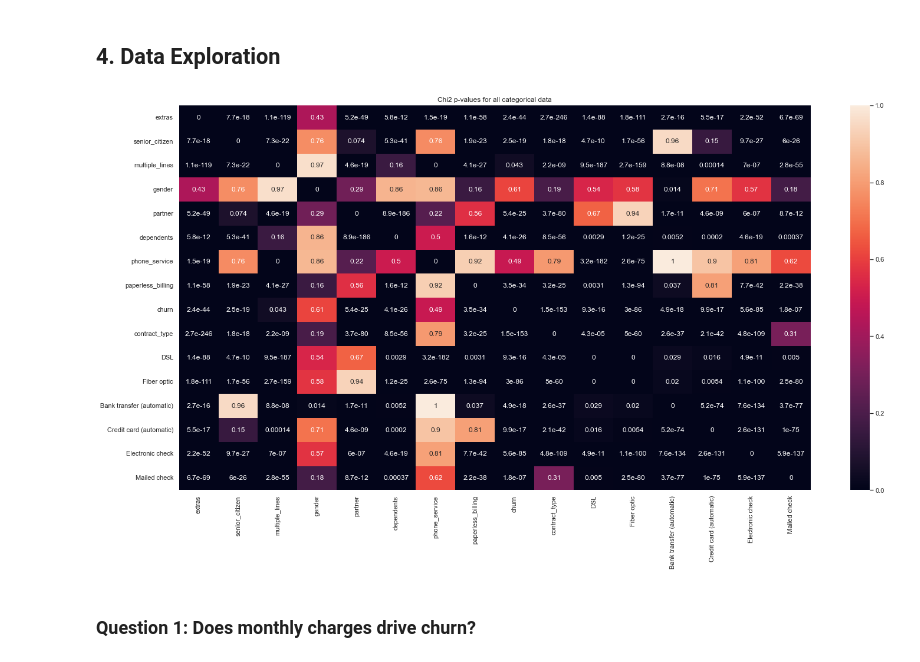
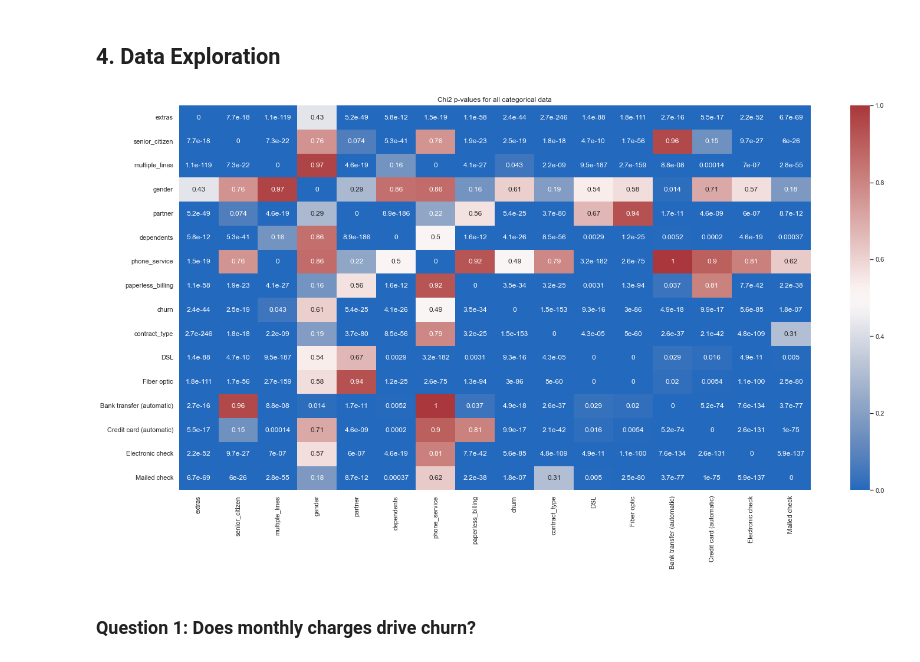
Before and after one commit to morgancross2/classification_project_telco, a Jupyter notebook: final_report.ipynb, the cells around one changed output. Saved outputs shown, nothing was run; the diff lists cells and outputs as text; code cells hidden in the pictures.

```diff
--- a/final_report.ipynb
+++ b/final_report.ipynb
@@ -152,21 +152,21 @@ cats = ['extras','senior_citizen', 'multiple_lines', 'gender', 'partner', 'depen
 # %%
 # Check out if each of the categorical functions has an associate with the other categorical features.
 c = []
 for col in cats:
     d = []
     for spot in cats:
         alpha = 0.05
         o = pd.crosstab(train[col], train[spot])
         chi2, p, dof, e = stats.chi2_contingency(o)
         d.append(p)
     c.append(d)
 c = pd.DataFrame(c)
 plt.figure(figsize=(24,12))
-sns.heatmap(c, xticklabels=cats, yticklabels=cats, annot=True, fmt='.2g')
+sns.heatmap(c, xticklabels=cats, yticklabels=cats, annot=True, fmt='.2g', cmap='vlag')
 plt.title('Chi2 p-values for all categorical data')
 plt.show()
 # %% [output]
-[figure, old version]
+[figure, new version]
 # %% [markdown]
 ### Question 1: Does monthly charges drive churn?
 # %%
```
Also changed, not shown: parts of 8 cells of this notebook.
